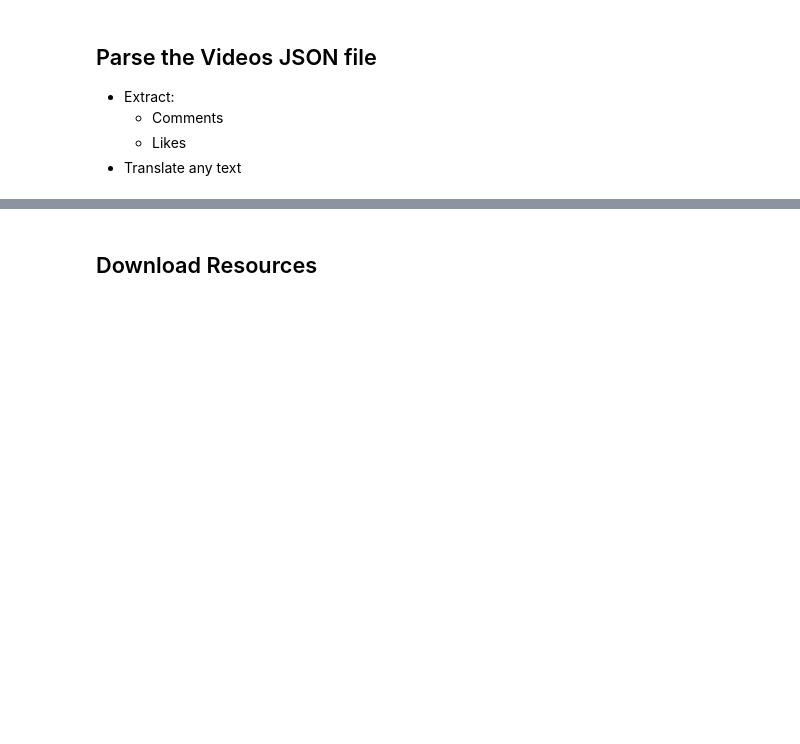
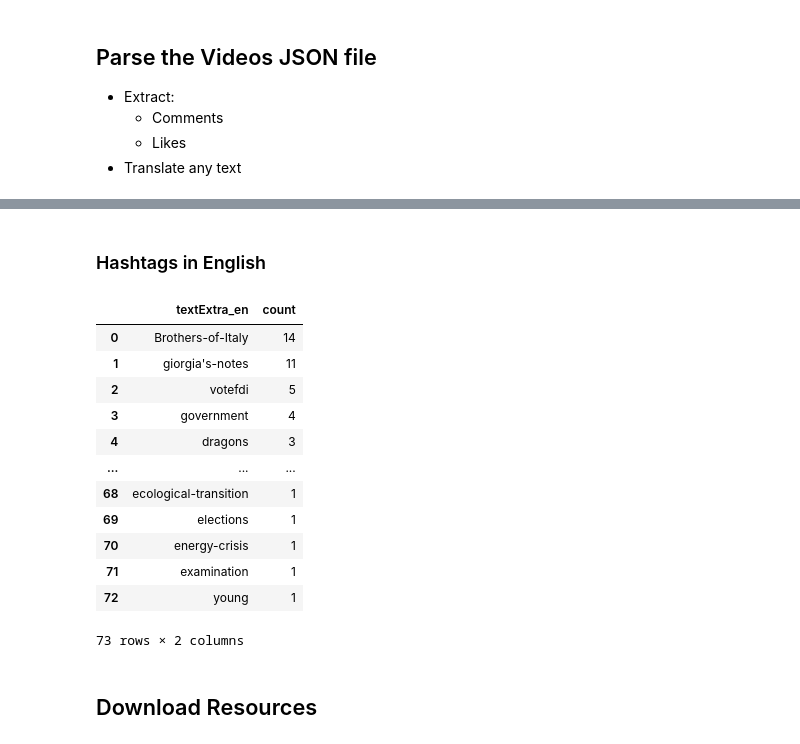
Before and after one commit to frasercrichton/investigation-influence-industry-italy, a Jupyter notebook: analysis/TikTokCleanAndExtract.ipynb, the cells around one changed output, grey strips where cells are left out. Drawn from its saved outputs; the diff is of its cells as text; code cells hidden in the pictures; blank space fills up the shorter version.

```diff
--- a/analysis/TikTokCleanAndExtract.ipynb
+++ b/analysis/TikTokCleanAndExtract.ipynb
@@ -130,3 +134,31 @@ hash_tags_count.head(15)
+# %% [markdown]
+### Hashtags in English
+# %%
+def translate_hashtag(text):
+        text_en = translate_text(text)
+        # translation introduces white space and hashtags have no whitespace
+        return text_en.replace(' ', '-')
+
+hash_tags_en_list = []
+for item in hash_tags_it_list:
+        hash_tags_en_list.append(translate_hashtag(item))
+hash_tags_en_count = pd.DataFrame(hash_tags_en_list,columns=['textExtra_en']).value_counts().reset_index().rename(columns={0:'count'})
+hash_tags_en_count.to_csv(hastags_dir + 'en_hashtags.csv')
+hash_tags_en_count
+# %% [output]
+|  | textExtra_en | count |
+| 0 | Brothers-of-Italy | 14 |
+| 1 | giorgia's-notes | 11 |
+| 2 | votefdi | 5 |
+| 3 | government | 4 |
+| 4 | dragons | 3 |
+| ... | ... | ... |
+| 68 | ecological-transition | 1 |
+| 69 | elections | 1 |
+| 70 | energy-crisis | 1 |
+| 71 | examination | 1 |
+| 72 | young | 1 |
+73 rows × 2 columns
 # %% [markdown]
 ## Download Resources
 # %%
```
Also changed, not shown: parts of 7 cells of this notebook, 40 other files.
